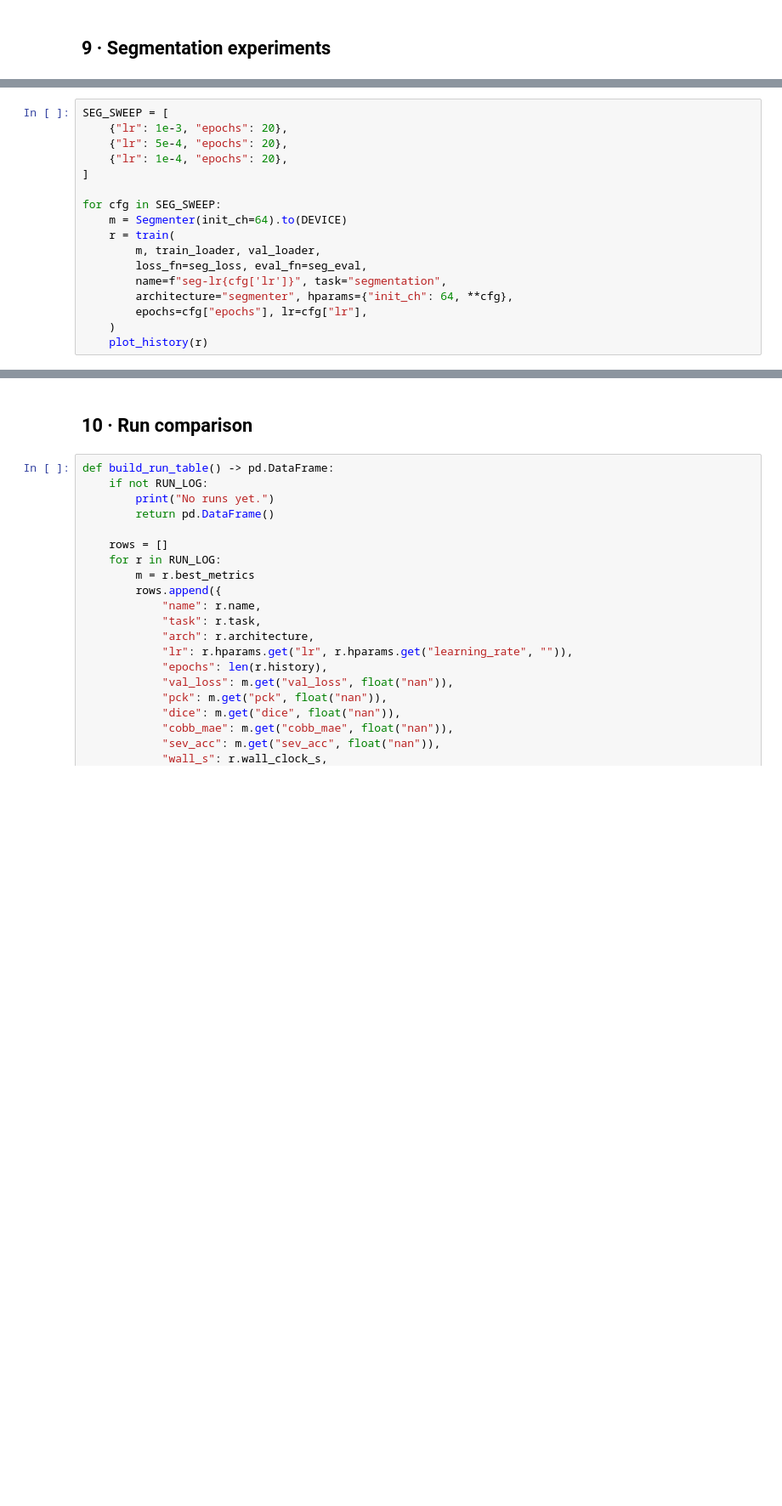
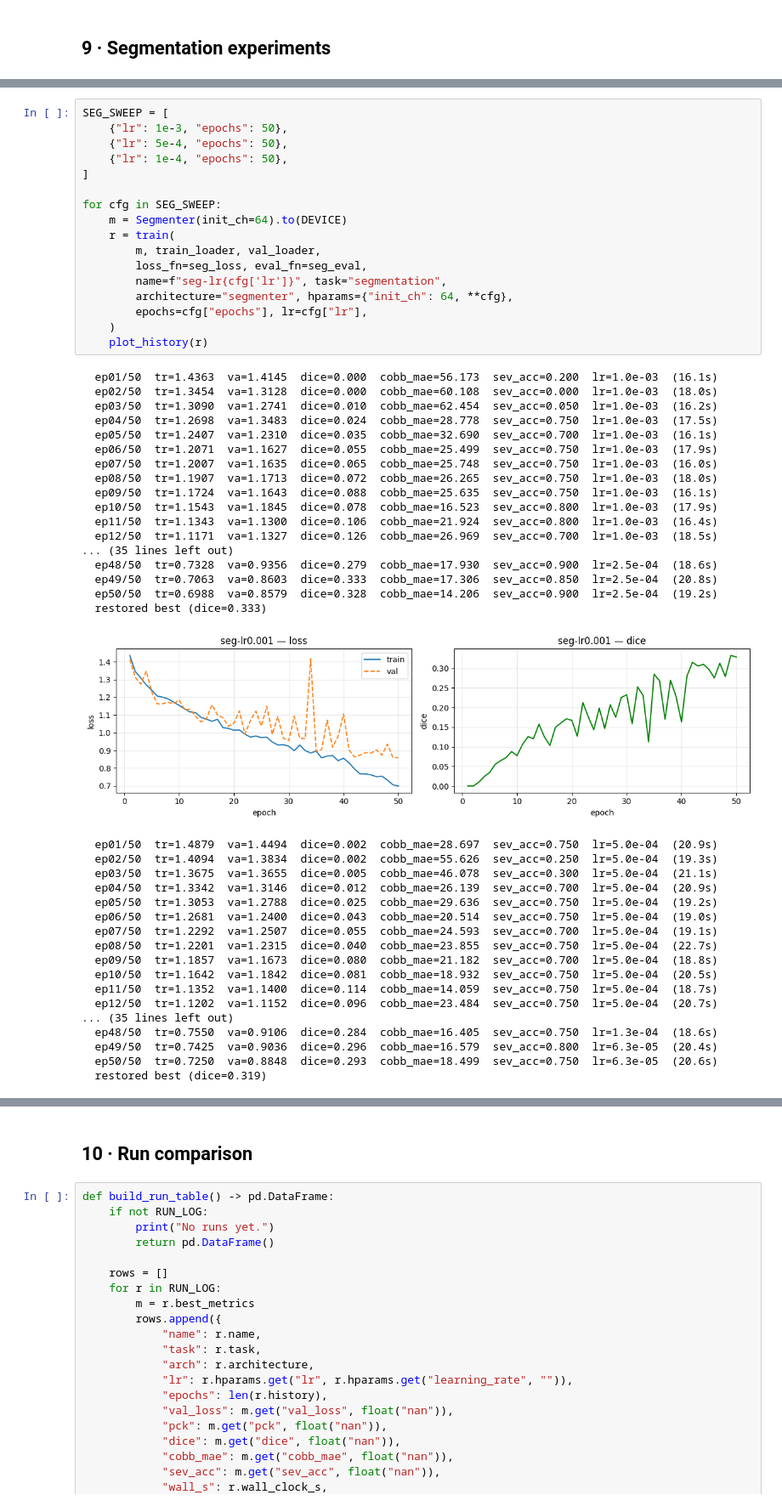
Before and after one commit to joaortizro/scoliosis, a Jupyter notebook: notebooks/sandbox/spinenet_architecture.ipynb, the cells around one changed output, grey strips where cells are left out. Shown at 85% size. Saved outputs shown, nothing was run; the diff lists cells and outputs as text; blank space fills up the shorter version.

```diff
--- a/notebooks/sandbox/spinenet_architecture.ipynb
+++ b/notebooks/sandbox/spinenet_architecture.ipynb
@@ -880,17 +982,53 @@ plot_seg_predictions(seg_deep_model, VAL_DF, n=4)
 # %%
 SEG_SWEEP = [
-    {"lr": 1e-3, "epochs": 20},
-    {"lr": 5e-4, "epochs": 20},
-    {"lr": 1e-4, "epochs": 20},
+    {"lr": 1e-3, "epochs": 50},
+    {"lr": 5e-4, "epochs": 50},
+    {"lr": 1e-4, "epochs": 50},
 ]
 
 for cfg in SEG_SWEEP:
     m = Segmenter(init_ch=64).to(DEVICE)
     r = train(
         m, train_loader, val_loader,
         loss_fn=seg_loss, eval_fn=seg_eval,
         name=f"seg-lr{cfg['lr']}", task="segmentation",
         architecture="segmenter", hparams={"init_ch": 64, **cfg},
         epochs=cfg["epochs"], lr=cfg["lr"],
     )
     plot_history(r)
+# %% [output]
+  ep01/50  tr=1.4363  va=1.4145  dice=0.000  cobb_mae=56.173  sev_acc=0.200  lr=1.0e-03  (16.1s)
+  ep02/50  tr=1.3454  va=1.3128  dice=0.000  cobb_mae=60.108  sev_acc=0.000  lr=1.0e-03  (18.0s)
+  ep03/50  tr=1.3090  va=1.2741  dice=0.010  cobb_mae=62.454  sev_acc=0.050  lr=1.0e-03  (16.2s)
+  ep04/50  tr=1.2698  va=1.3483  dice=0.024  cobb_mae=28.778  sev_acc=0.750  lr=1.0e-03  (17.5s)
+  ep05/50  tr=1.2407  va=1.2310  dice=0.035  cobb_mae=32.690  sev_acc=0.700  lr=1.0e-03  (16.1s)
+  ep06/50  tr=1.2071  va=1.1627  dice=0.055  cobb_mae=25.499  sev_acc=0.750  lr=1.0e-03  (17.9s)
+  ep07/50  tr=1.2007  va=1.1635  dice=0.065  cobb_mae=25.748  sev_acc=0.750  lr=1.0e-03  (16.0s)
+  ep08/50  tr=1.1907  va=1.1713  dice=0.072  cobb_mae=26.265  sev_acc=0.750  lr=1.0e-03  (18.0s)
+  ep09/50  tr=1.1724  va=1.1643  dice=0.088  cobb_mae=25.635  sev_acc=0.750  lr=1.0e-03  (16.1s)
+  ep10/50  tr=1.1543  va=1.1845  dice=0.078  cobb_mae=16.523  sev_acc=0.800  lr=1.0e-03  (17.9s)
+  ep11/50  tr=1.1343  va=1.1300  dice=0.106  cobb_mae=21.924  sev_acc=0.800  lr=1.0e-03  (16.4s)
+  ep12/50  tr=1.1171  va=1.1327  dice=0.126  cobb_mae=26.969  sev_acc=0.700  lr=1.0e-03  (18.5s)
+... (35 lines left out)
+  ep48/50  tr=0.7328  va=0.9356  dice=0.279  cobb_mae=17.930  sev_acc=0.900  lr=2.5e-04  (18.6s)
+  ep49/50  tr=0.7063  va=0.8603  dice=0.333  cobb_mae=17.306  sev_acc=0.850  lr=2.5e-04  (20.8s)
+  ep50/50  tr=0.6988  va=0.8579  dice=0.328  cobb_mae=14.206  sev_acc=0.900  lr=2.5e-04  (19.2s)
+  restored best (dice=0.333)
+[figure, added]
+  ep01/50  tr=1.4879  va=1.4494  dice=0.002  cobb_mae=28.697  sev_acc=0.750  lr=5.0e-04  (20.9s)
+  ep02/50  tr=1.4094  va=1.3834  dice=0.002  cobb_mae=55.626  sev_acc=0.250  lr=5.0e-04  (19.3s)
+  ep03/50  tr=1.3675  va=1.3655  dice=0.005  cobb_mae=46.078  sev_acc=0.300  lr=5.0e-04  (21.1s)
+  ep04/50  tr=1.3342  va=1.3146  dice=0.012  cobb_mae=26.139  sev_acc=0.700  lr=5.0e-04  (20.9s)
+  ep05/50  tr=1.3053  va=1.2788  dice=0.025  cobb_mae=29.636  sev_acc=0.750  lr=5.0e-04  (19.2s)
+  ep06/50  tr=1.2681  va=1.2400  dice=0.043  cobb_mae=20.514  sev_acc=0.750  lr=5.0e-04  (19.0s)
+  ep07/50  tr=1.2292  va=1.2507  dice=0.055  cobb_mae=24.593  sev_acc=0.700  lr=5.0e-04  (19.1s)
+  ep08/50  tr=1.2201  va=1.2315  dice=0.040  cobb_mae=23.855  sev_acc=0.750  lr=5.0e-04  (22.7s)
+  ep09/50  tr=1.1857  va=1.1673  dice=0.080  cobb_mae=21.182  sev_acc=0.700  lr=5.0e-04  (18.8s)
+  ep10/50  tr=1.1642  va=1.1842  dice=0.081  cobb_mae=18.932  sev_acc=0.750  lr=5.0e-04  (20.5s)
+  ep11/50  tr=1.1352  va=1.1400  dice=0.114  cobb_mae=14.059  sev_acc=0.750  lr=5.0e-04  (18.7s)
+  ep12/50  tr=1.1202  va=1.1152  dice=0.096  cobb_mae=23.484  sev_acc=0.750  lr=5.0e-04  (20.7s)
+... (35 lines left out)
+  ep48/50  tr=0.7550  va=0.9106  dice=0.284  cobb_mae=16.405  sev_acc=0.750  lr=1.3e-04  (18.6s)
+  ep49/50  tr=0.7425  va=0.9036  dice=0.296  cobb_mae=16.579  sev_acc=0.800  lr=6.3e-05  (20.4s)
+  ep50/50  tr=0.7250  va=0.8848  dice=0.293  cobb_mae=18.499  sev_acc=0.750  lr=6.3e-05  (20.6s)
+  restored best (dice=0.319)
```
Also changed, not shown: parts of 21 cells of this notebook.
